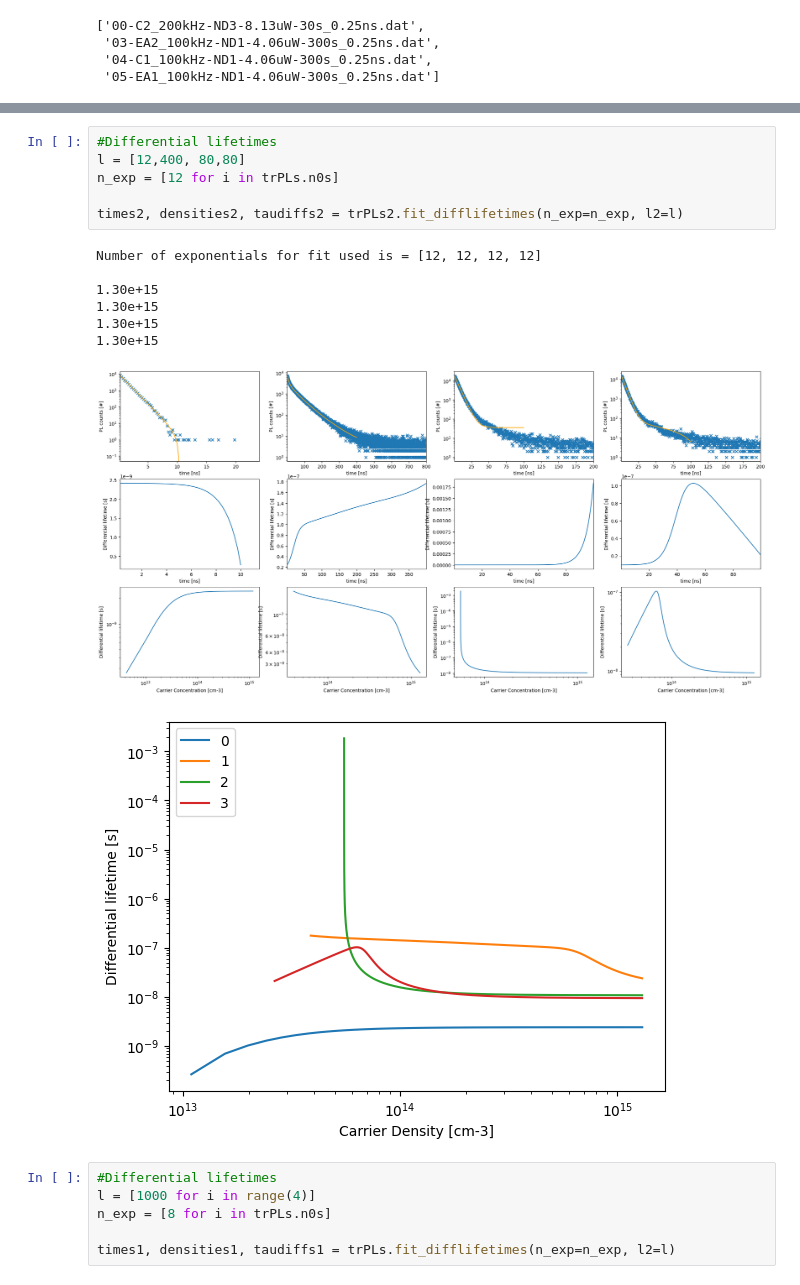
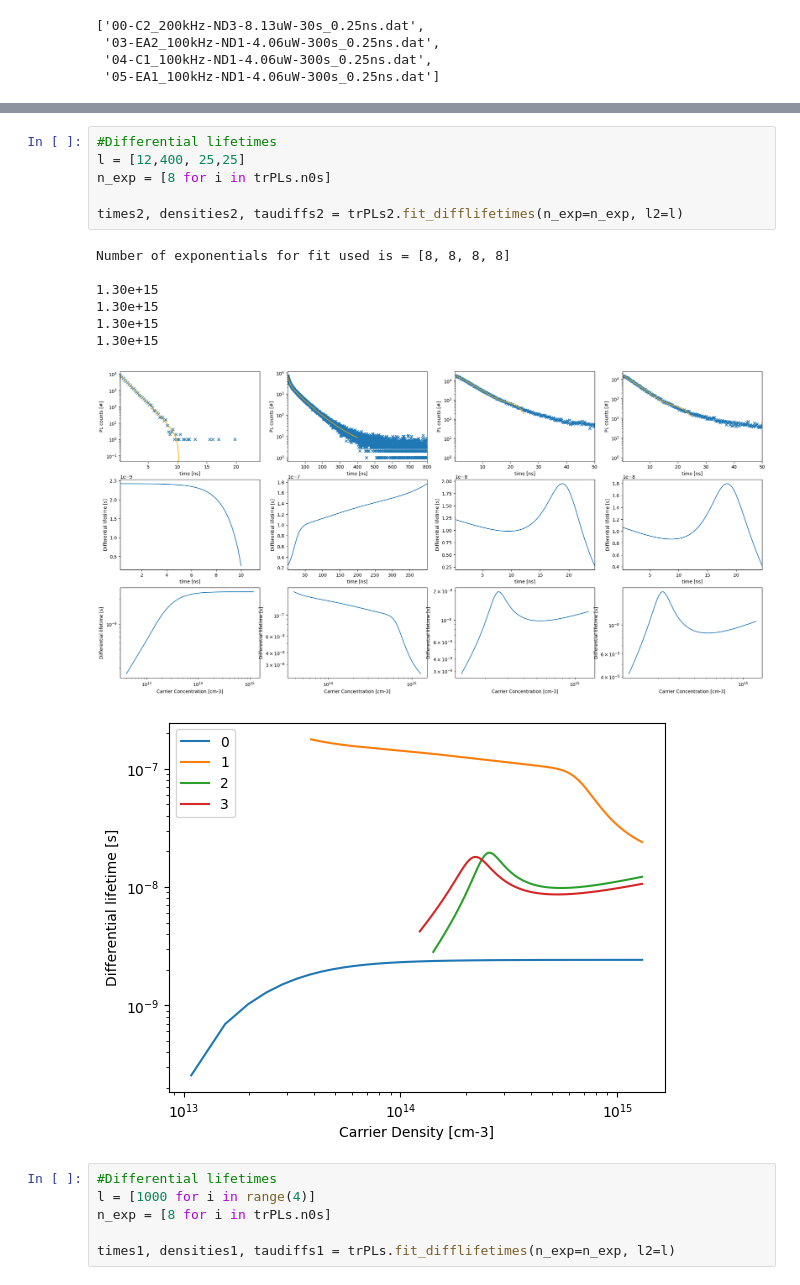
Before and after one commit to MimaxSimm/trPL_Analysis, a Jupyter notebook: TRPL_Template.ipynb, the cells around one changed output, grey strips where cells are left out. Drawn from its saved outputs; the diff is of its cells as text.

```diff
--- a/TRPL_Template.ipynb
+++ b/TRPL_Template.ipynb
@@ -84,18 +84,18 @@ for a in ax:
 # %%
 #Differential lifetimes
-l = [12,400, 80,80]
-n_exp = [12 for i in trPLs.n0s]
+l = [12,400, 25,25]
+n_exp = [8 for i in trPLs.n0s]
 
 times2, densities2, taudiffs2 = trPLs2.fit_difflifetimes(n_exp=n_exp, l2=l)
 # %% [output]
-Number of exponentials for fit used is = [12, 12, 12, 12]
+Number of exponentials for fit used is = [8, 8, 8, 8]
 
 1.30e+15
 1.30e+15
 1.30e+15
 1.30e+15
-[figure, old version]
+[figure, new version]
-[figure, old version]
+[figure, new version]
 # %%
 #Differential lifetimes
 l = [1000 for i in range(4)]
```
Also changed, not shown: parts of 2 cells of this notebook.
